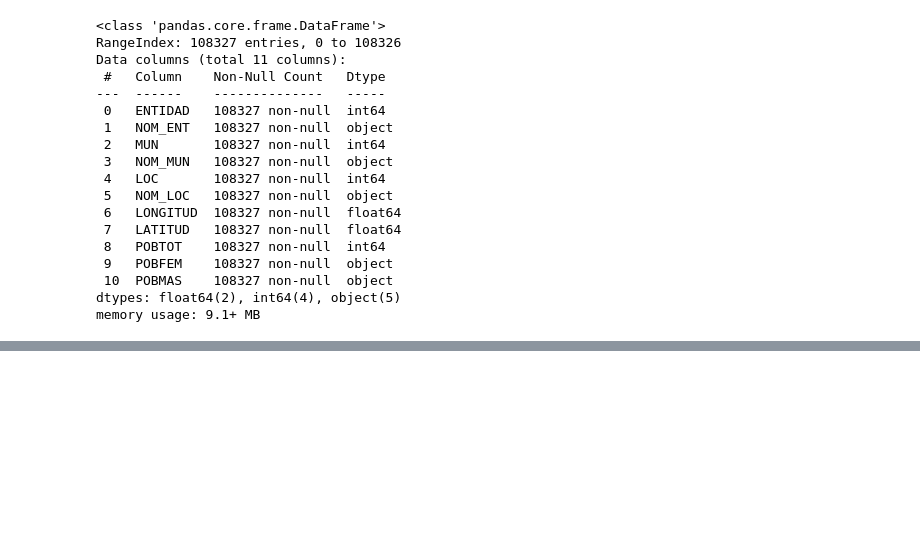
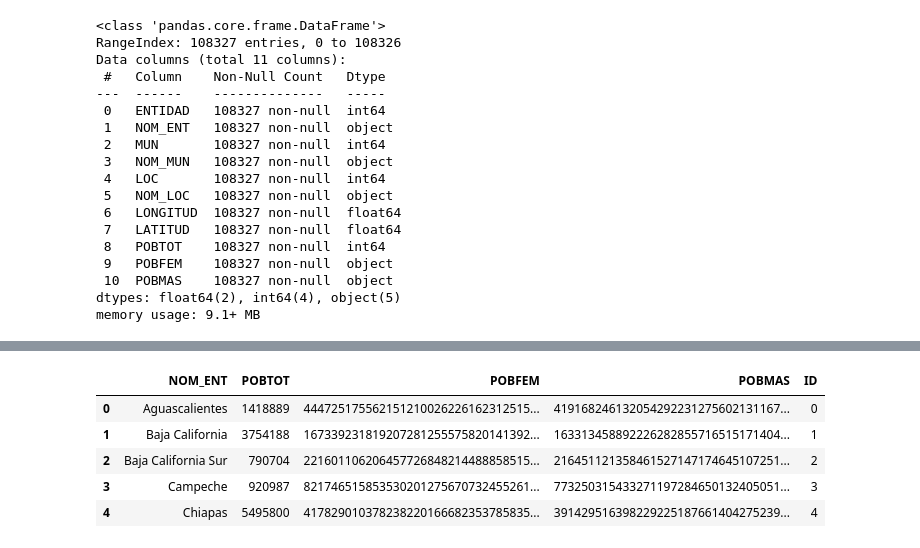
Before and after one commit to Pinedah/bda-p2-datawarehouse, a Jupyter notebook: datawarehouse.ipynb, the cells around one changed output, grey strips where cells are left out. Drawn from its saved outputs; the diff is of its cells as text; code cells hidden in the pictures; blank space fills up the shorter version.

```diff
--- a/datawarehouse.ipynb
+++ b/datawarehouse.ipynb
@@ -1813,0 +1970,12 @@ dw_poblacion = poblacion.copy()
+# %%
+# dimensión de zonas
+dw_dim_zonas = dw_poblacion_estados[['NOM_ENT', 'POBTOT', 'POBFEM', 'POBMAS']].copy()
+dw_dim_zonas['ID'] = dw_dim_zonas.index
+dw_dim_zonas.head()
+# %% [output]
+|  | NOM_ENT | POBTOT | POBFEM | POBMAS | ID |
+| 0 | Aguascalientes | 1418889 | 444725175562151210026226162312515... | 419168246132054292231275602131167... | 0 |
+| 1 | Baja California | 3754188 | 167339231819207281255575820141392... | 163313458892226282855716515171404... | 1 |
+| 2 | Baja California Sur | 790704 | 221601106206457726848214488858515... | 216451121358461527147174645107251... | 2 |
+| 3 | Campeche | 920987 | 821746515853530201275670732455261... | 773250315433271197284650132405051... | 3 |
+| 4 | Chiapas | 5495800 | 417829010378238220166682353785835... | 391429516398229225187661404275239... | 4 |
```
Also changed, not shown: parts of 12 cells of this notebook.
